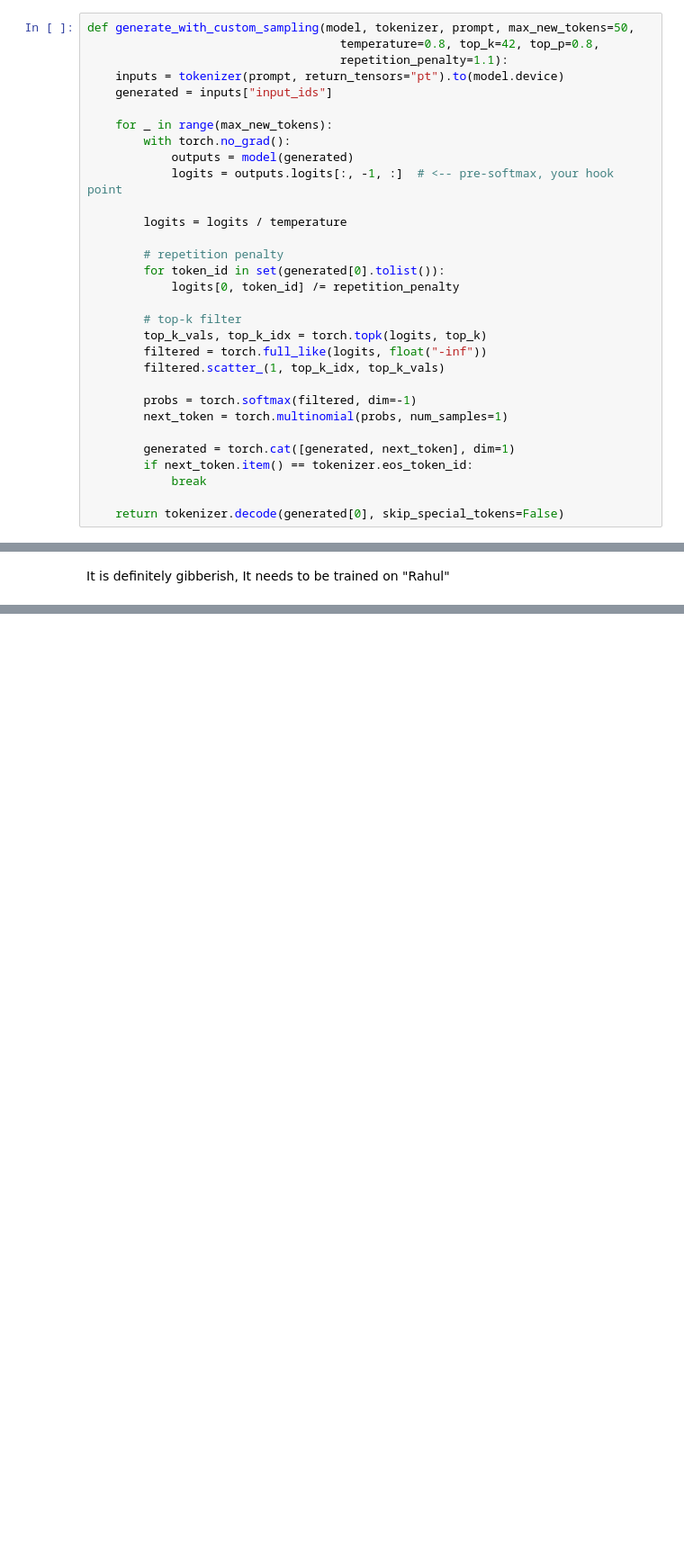
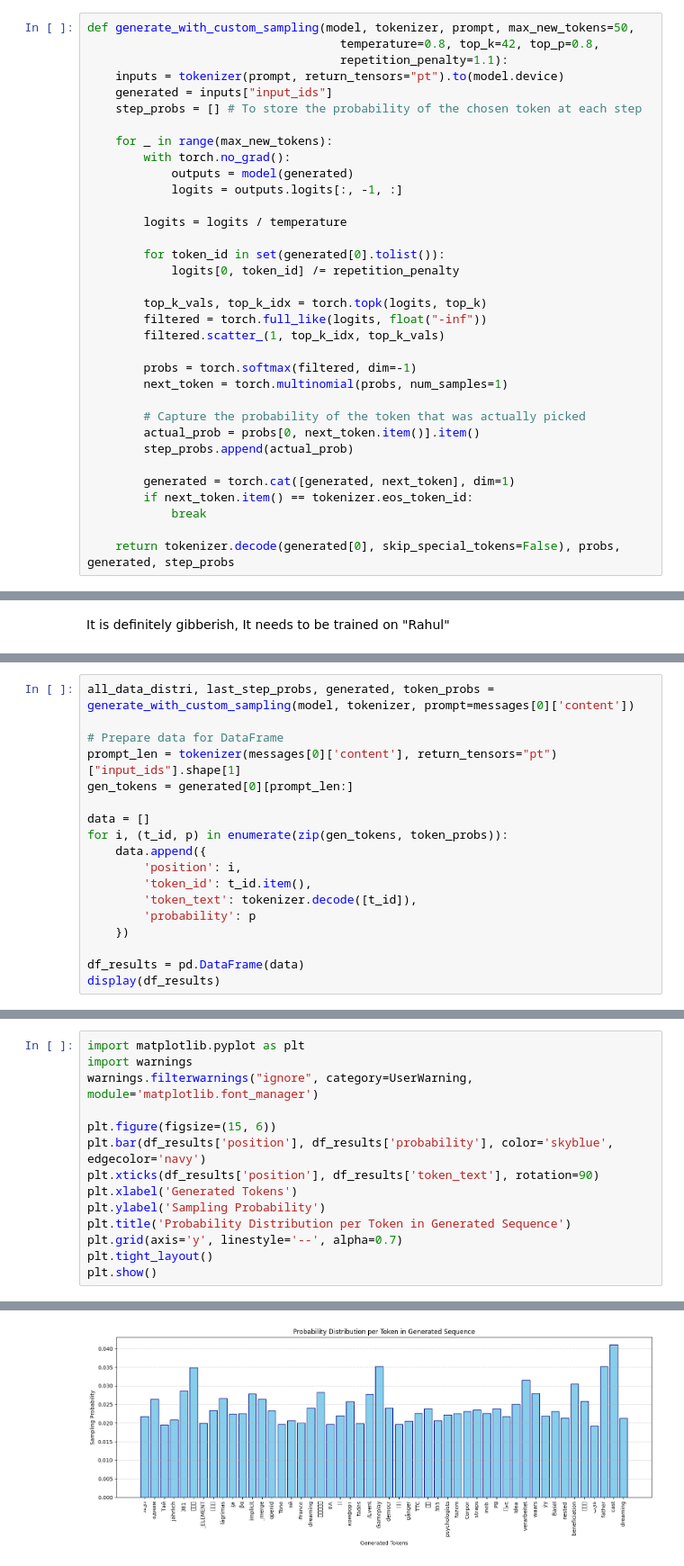
Before and after one commit to entropy-om/entheai, a Jupyter notebook: Rahul_rangarao_phi.ipynb, the cells around one changed output, grey strips where cells are left out. Shown at 90% size. Drawn from its saved outputs; the diff is of its cells as text; blank space fills up the shorter version.

```diff
--- a/Rahul_rangarao_phi.ipynb
+++ b/Rahul_rangarao_phi.ipynb
@@ -78,19 +109,18 @@ def generate_with_custom_sampling(model, tokenizer, prompt, max_new_tokens=50,
                                     repetition_penalty=1.1):
     inputs = tokenizer(prompt, return_tensors="pt").to(model.device)
     generated = inputs["input_ids"]
+    step_probs = [] # To store the probability of the chosen token at each step
 
     for _ in range(max_new_tokens):
         with torch.no_grad():
             outputs = model(generated)
-            logits = outputs.logits[:, -1, :]  # <-- pre-softmax, your hook point
+            logits = outputs.logits[:, -1, :]
 
         logits = logits / temperature
 
-        # repetition penalty
         for token_id in set(generated[0].tolist()):
             logits[0, token_id] /= repetition_penalty
 
-        # top-k filter
         top_k_vals, top_k_idx = torch.topk(logits, top_k)
         filtered = torch.full_like(logits, float("-inf"))
         filtered.scatter_(1, top_k_idx, top_k_vals)
@@ -98,11 +128,15 @@ def generate_with_custom_sampling(model, tokenizer, prompt, max_new_tokens=50,
         probs = torch.softmax(filtered, dim=-1)
         next_token = torch.multinomial(probs, num_samples=1)
 
+        # Capture the probability of the token that was actually picked
+        actual_prob = probs[0, next_token.item()].item()
+        step_probs.append(actual_prob)
+
         generated = torch.cat([generated, next_token], dim=1)
         if next_token.item() == tokenizer.eos_token_id:
             break
 
-    return tokenizer.decode(generated[0], skip_special_tokens=False)
+    return tokenizer.decode(generated[0], skip_special_tokens=False), probs, generated, step_probs
 # %%
 
 messages = [
@@ -128,0 +160,18 @@ all_data_distri=generate_with_custom_sampling(model, tokenizer, prompt=messages[
+# %%
+all_data_distri, last_step_probs, generated, token_probs = generate_with_custom_sampling(model, tokenizer, prompt=messages[0]['content'])
+
+# Prepare data for DataFrame
+prompt_len = tokenizer(messages[0]['content'], return_tensors="pt")["input_ids"].shape[1]
+gen_tokens = generated[0][prompt_len:]
+
+data = []
+for i, (t_id, p) in enumerate(zip(gen_tokens, token_probs)):
+    data.append({
+        'position': i,
+        'token_id': t_id.item(),
+        'token_text': tokenizer.decode([t_id]),
+        'probability': p
+    })
+
+df_results = pd.DataFrame(data)
+display(df_results)
@@ -128,0 +202,15 @@ all_data_distri=generate_with_custom_sampling(model, tokenizer, prompt=messages[
+# %%
+import matplotlib.pyplot as plt
+import warnings
+warnings.filterwarnings("ignore", category=UserWarning, module='matplotlib.font_manager')
+
+plt.figure(figsize=(15, 6))
+plt.bar(df_results['position'], df_results['probability'], color='skyblue', edgecolor='navy')
+plt.xticks(df_results['position'], df_results['token_text'], rotation=90)
+plt.xlabel('Generated Tokens')
+plt.ylabel('Sampling Probability')
+plt.title('Probability Distribution per Token in Generated Sequence')
+plt.grid(axis='y', linestyle='--', alpha=0.7)
+plt.tight_layout()
+plt.show()
+# %% [output]
@@ -129,3 +234,4 @@ all_data_distri=generate_with_custom_sampling(model, tokenizer, prompt=messages[
+[figure, added]
 # %%
 all_data_distri
 # %% [output]
```
Also changed, not shown: parts of 15 cells of this notebook.
